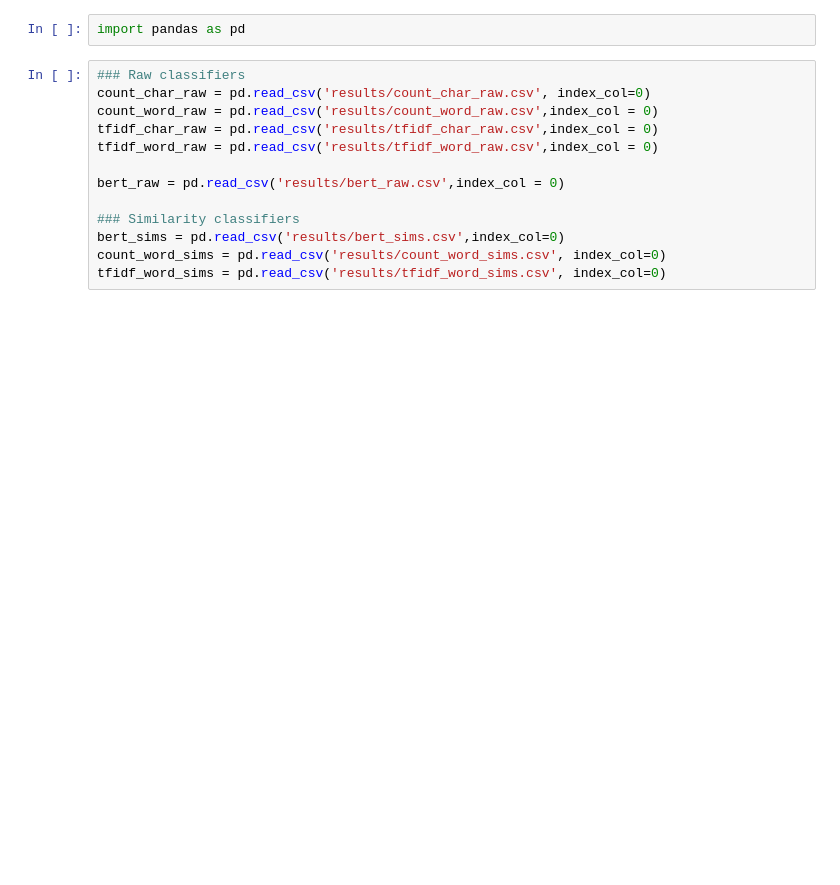
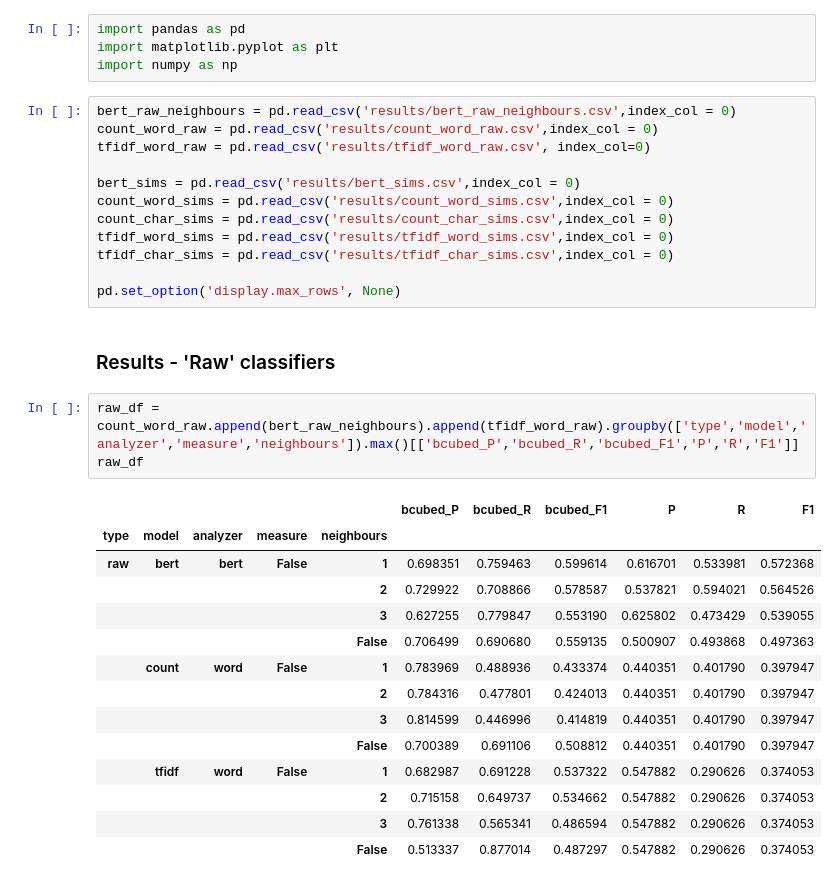
Before and after one commit to stewiemcbacon/thesis-document-splitting, a Jupyter notebook: notebooks/results2.ipynb, the cells around one changed output. Cells and saved outputs as stored; diff of their text form; blank space fills up the shorter version.

```diff
--- a/notebooks/results2.ipynb
+++ b/notebooks/results2.ipynb
@@ -1,15 +1,36 @@
 # %%
 import pandas as pd
+import matplotlib.pyplot as plt
+import numpy as np
 # %%
-### Raw classifiers
-count_char_raw = pd.read_csv('results/count_char_raw.csv', index_col=0)
+bert_raw_neighbours = pd.read_csv('results/bert_raw_neighbours.csv',index_col = 0)
 count_word_raw = pd.read_csv('results/count_word_raw.csv',index_col = 0)
-tfidf_char_raw = pd.read_csv('results/tfidf_char_raw.csv',index_col = 0)
-tfidf_word_raw = pd.read_csv('results/tfidf_word_raw.csv',index_col = 0)
+tfidf_word_raw = pd.read_csv('results/tfidf_word_raw.csv', index_col=0)
 
-bert_raw = pd.read_csv('results/bert_raw.csv',index_col = 0)
+bert_sims = pd.read_csv('results/bert_sims.csv',index_col = 0)
+count_word_sims = pd.read_csv('results/count_word_sims.csv',index_col = 0)
+count_char_sims = pd.read_csv('results/count_char_sims.csv',index_col = 0)
+tfidf_word_sims = pd.read_csv('results/tfidf_word_sims.csv',index_col = 0)
+tfidf_char_sims = pd.read_csv('results/tfidf_char_sims.csv',index_col = 0)
 
-### Similarity classifiers
-bert_sims = pd.read_csv('results/bert_sims.csv',index_col=0)
-count_word_sims = pd.read_csv('results/count_word_sims.csv', index_col=0)
-tfidf_word_sims = pd.read_csv('results/tfidf_word_sims.csv', index_col=0)
+pd.set_option('display.max_rows', None)
+# %% [markdown]
+### Results - 'Raw' classifiers
+# %%
+raw_df = count_word_raw.append(bert_raw_neighbours).append(tfidf_word_raw).groupby(['type','model','analyzer','measure','neighbours']).max()[['bcubed_P','bcubed_R','bcubed_F1','P','R','F1']]
+raw_df
+# %% [output]
+|  |  |  |  |  | bcubed_P | bcubed_R | bcubed_F1 | P | R | F1 |
+| type | model | analyzer | measure | neighbours |  |  |  |  |  |  |
+| raw | bert | bert | False | 1 | 0.698351 | 0.759463 | 0.599614 | 0.616701 | 0.533981 | 0.572368 |
+|  |  |  |  | 2 | 0.729922 | 0.708866 | 0.578587 | 0.537821 | 0.594021 | 0.564526 |
+|  |  |  |  | 3 | 0.627255 | 0.779847 | 0.553190 | 0.625802 | 0.473429 | 0.539055 |
+|  |  |  |  | False | 0.706499 | 0.690680 | 0.559135 | 0.500907 | 0.493868 | 0.497363 |
+|  | count | word | False | 1 | 0.783969 | 0.488936 | 0.433374 | 0.440351 | 0.401790 | 0.397947 |
+|  |  |  |  | 2 | 0.784316 | 0.477801 | 0.424013 | 0.440351 | 0.401790 | 0.397947 |
+|  |  |  |  | 3 | 0.814599 | 0.446996 | 0.414819 | 0.440351 | 0.401790 | 0.397947 |
+|  |  |  |  | False | 0.700389 | 0.691106 | 0.508812 | 0.440351 | 0.401790 | 0.397947 |
+|  | tfidf | word | False | 1 | 0.682987 | 0.691228 | 0.537322 | 0.547882 | 0.290626 | 0.374053 |
+|  |  |  |  | 2 | 0.715158 | 0.649737 | 0.534662 | 0.547882 | 0.290626 | 0.374053 |
+|  |  |  |  | 3 | 0.761338 | 0.565341 | 0.486594 | 0.547882 | 0.290626 | 0.374053 |
+|  |  |  |  | False | 0.513337 | 0.877014 | 0.487297 | 0.547882 | 0.290626 | 0.374053 |
```
Also changed, not shown: parts of 9 cells of this notebook.
